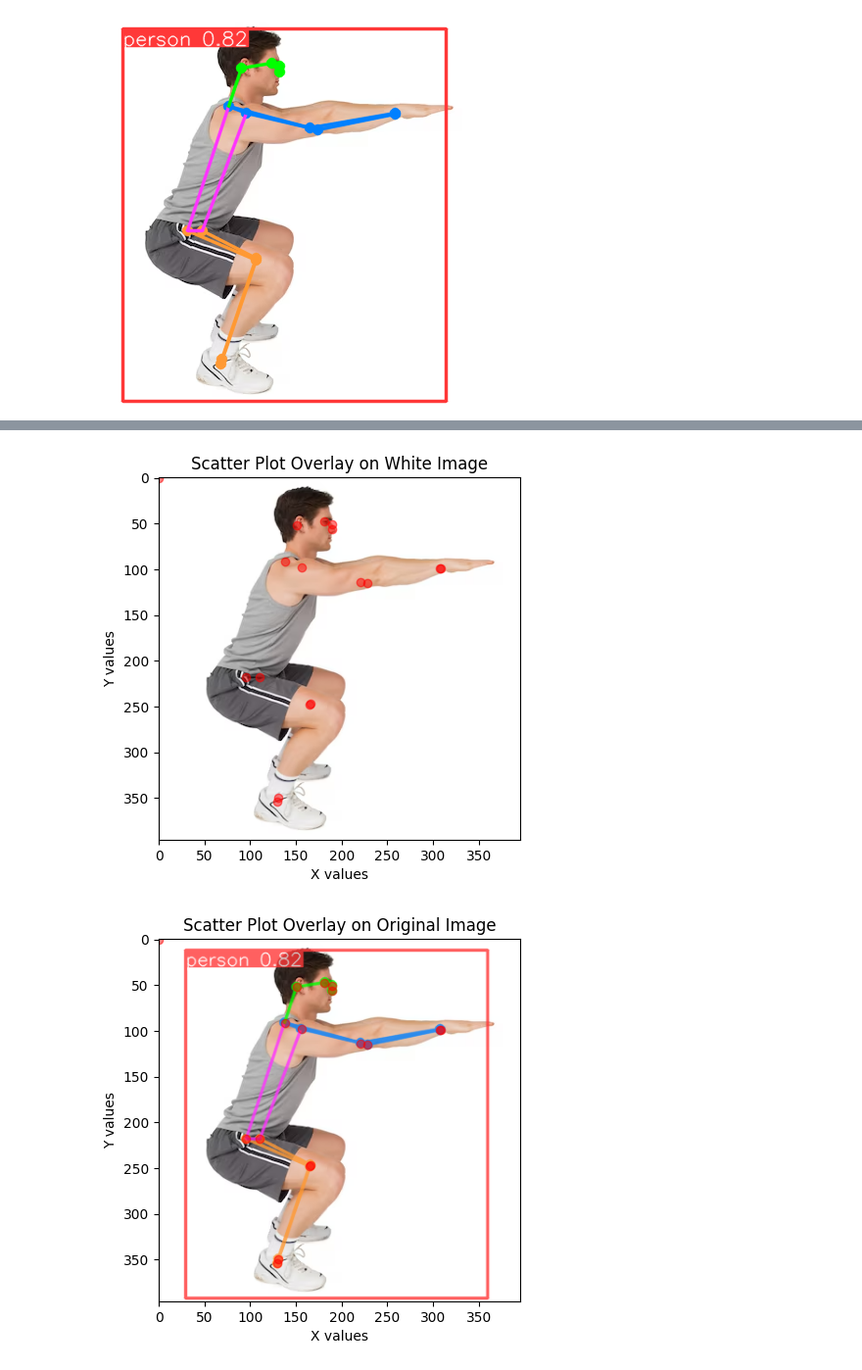
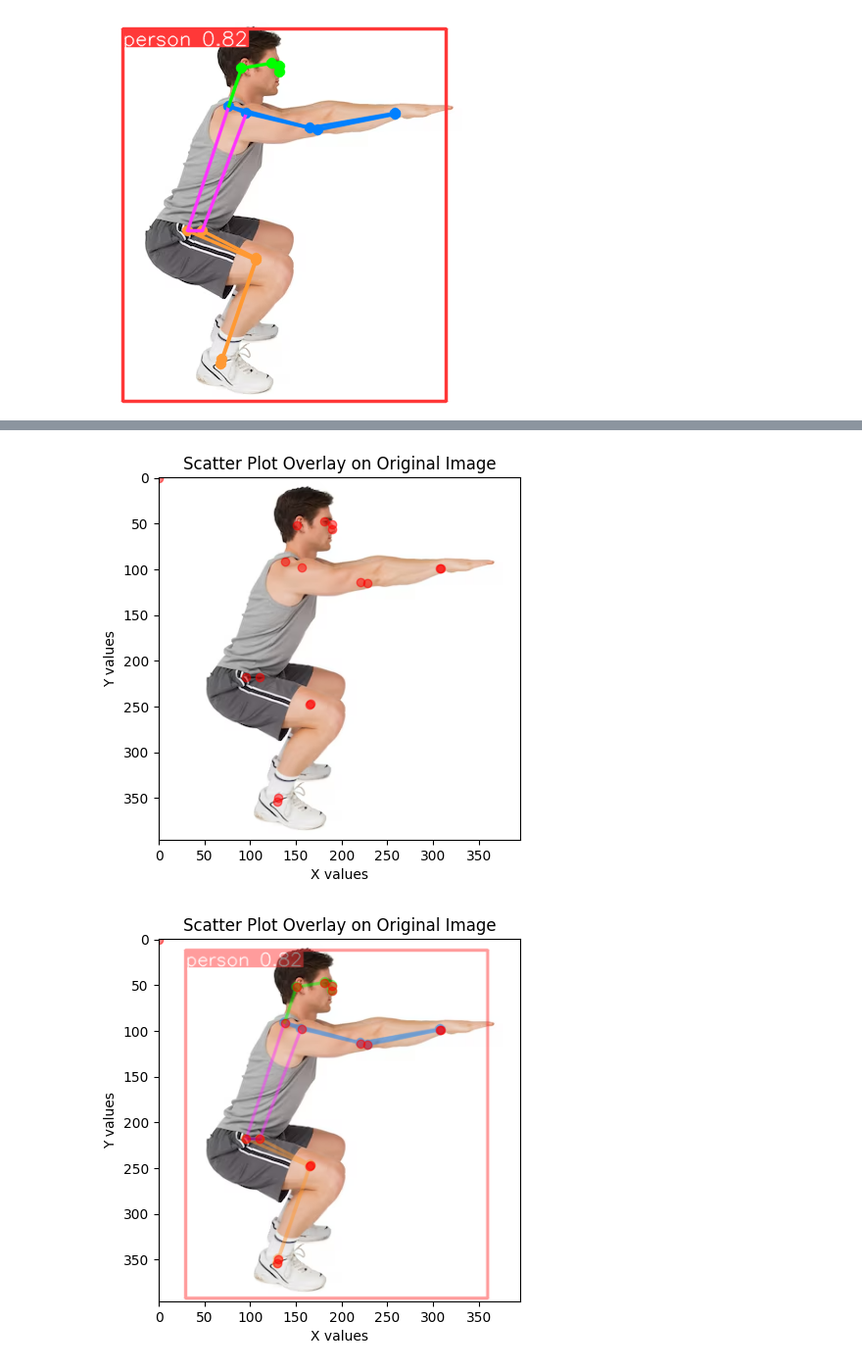
Before and after one commit to Abyza/yolov8-testing, a Jupyter notebook: main.ipynb, the cells around one changed output, grey strips where cells are left out. Shown at 98% size. Drawn from its saved outputs; the diff is of its cells as text; code cells hidden in the pictures.

```diff
--- a/main.ipynb
+++ b/main.ipynb
@@ -69,4 +78,4 @@ Results saved to runs\pose\predict3
 # %%
 # sample image taken online
-results = model('D:/datasci/datasciFinals/testingFinalProject/squatImage.png', save=True)
+results = model(f'{current_dir}/squatImage.png', save=True)
 # %% [output]
@@ -131,39 +140,40 @@ plt.ylabel('Y values')
 plt.title('Scatter Plot Overlay on Original Image')
 plt.show()
 # %% [output]
-[figure, old version]
+[figure, new version]
 # %%
-# Showing the image with the overlay keypoints
+# Showing the image with the overlay keypoints adding the model resulting image
 import matplotlib.pyplot as plt
 import numpy as np
+from PIL import Image
 
 # Loading the result of the model (original image)
 img_bgr = results[0].orig_img.astype(np.uint8)
 # Convert BGR to RGB format
 img_rgb = img_bgr[..., ::-1]
 white_image = img_rgb
 
 # Showing the original image
 plt.imshow(white_image)
 
 # Loading the result of the model (keypoints xy)
 data_tensor = results[0].keypoints.xy
 
 # Extract x and y values from the tensor
 x_values = data_tensor[:, :, 0].flatten().numpy()
 y_values = data_tensor[:, :, 1].flatten().numpy()
 
 # Showing the keypoints xy
 # Red points with transparency
 plt.scatter(x_values, y_values, c='red', alpha=0.5)
 plt.xlabel('X values')
 plt.ylabel('Y values')
 plt.title('Scatter Plot Overlay on Original Image')
 
 # Load and overlay PNG image
-png_image = Image.open(r'D:\datasci\datasciFinals\testingFinalProject\runs\pose\predict\squatImage.png')  # Change path as needed
-plt.imshow(png_image, alpha = 0.8 )
+png_image = Image.open(rf'{current_dir}\runs\pose\predict\squatImage.png')  # Change path as needed
+plt.imshow(png_image, alpha = 0.5 )
 
 plt.show()
 # %% [output]
-[figure, old version]
+[figure, new version]
```
Also changed, not shown: parts of 4 cells of this notebook.
